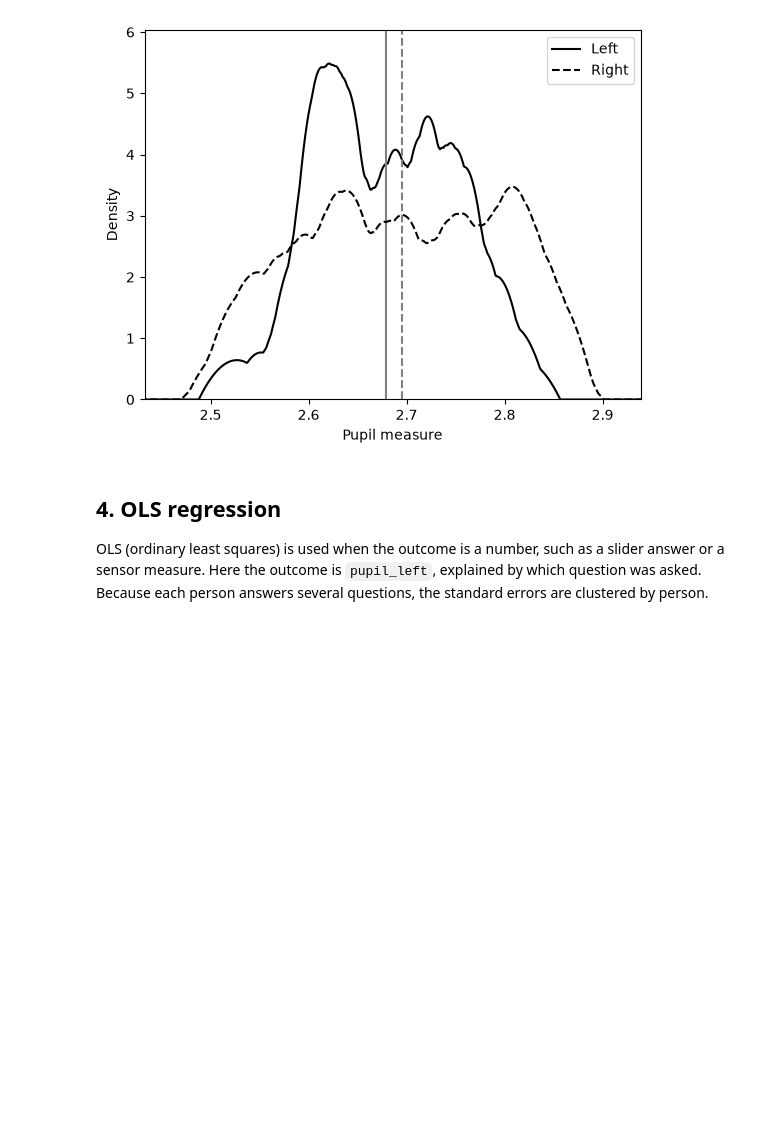
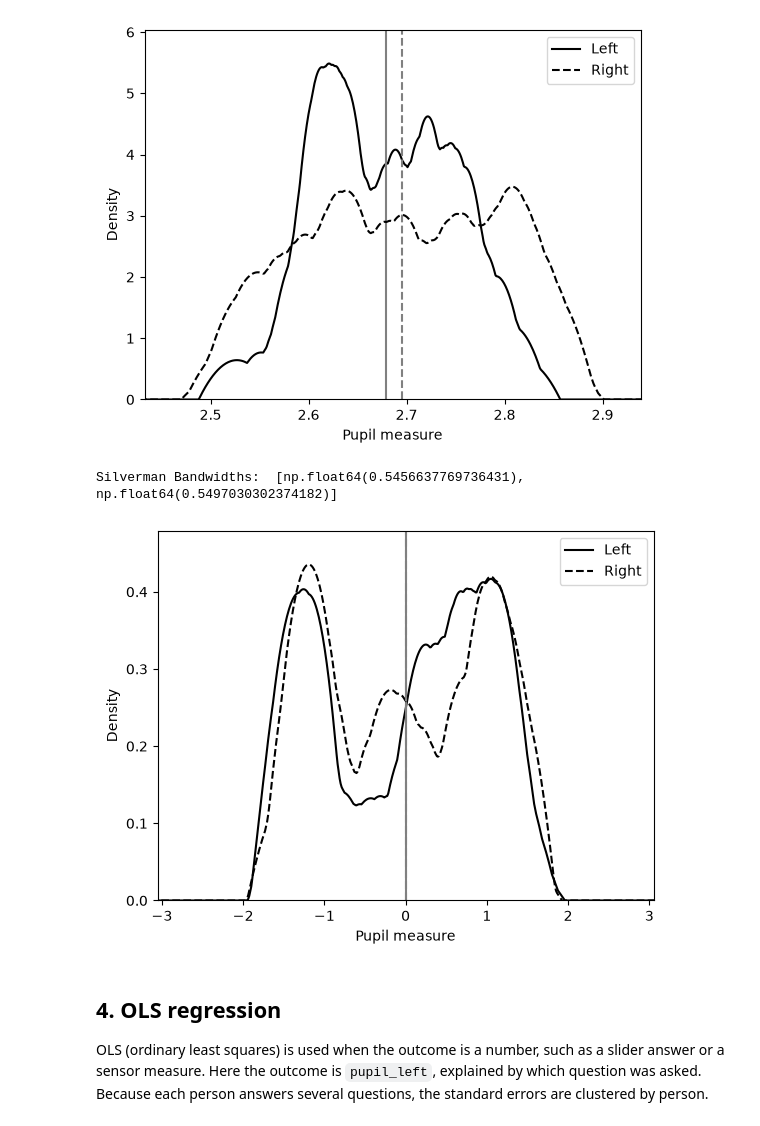
Before and after one commit to UNO-CAB-Lab/python-parsing, a Jupyter notebook: Analysis.ipynb, the cells around one changed output. Saved outputs shown, nothing was run; the diff lists cells and outputs as text; code cells hidden in the pictures; blank space fills up the shorter version.

```diff
--- a/Analysis.ipynb
+++ b/Analysis.ipynb
@@ -172,6 +194,18 @@ CBACABLab.ProjectKDEPlot(
 # %% [output]
 Silverman Bandwidths:  [np.float64(0.03890326185145091), np.float64(0.05434455866124752)]
 [figure]
+# %%
+series = [normalized_panel[column].dropna() for column in ["pupil_left_normalized", "pupil_right_normalized"]]
+
+CBACABLab.ProjectKDEPlot(
+    series,
+    label="Pupil measure",
+    labels=["Left", "Right"],
+    mean=True,   # draw a line at each average
+)
+# %% [output]
+Silverman Bandwidths:  [np.float64(0.5456637769736431), np.float64(0.5497030302374182)]
+[figure, added]
 # %% [markdown]
 ## 4. OLS regression
 
```
Also changed, not shown: parts of 6 cells of this notebook, 1 other file.
